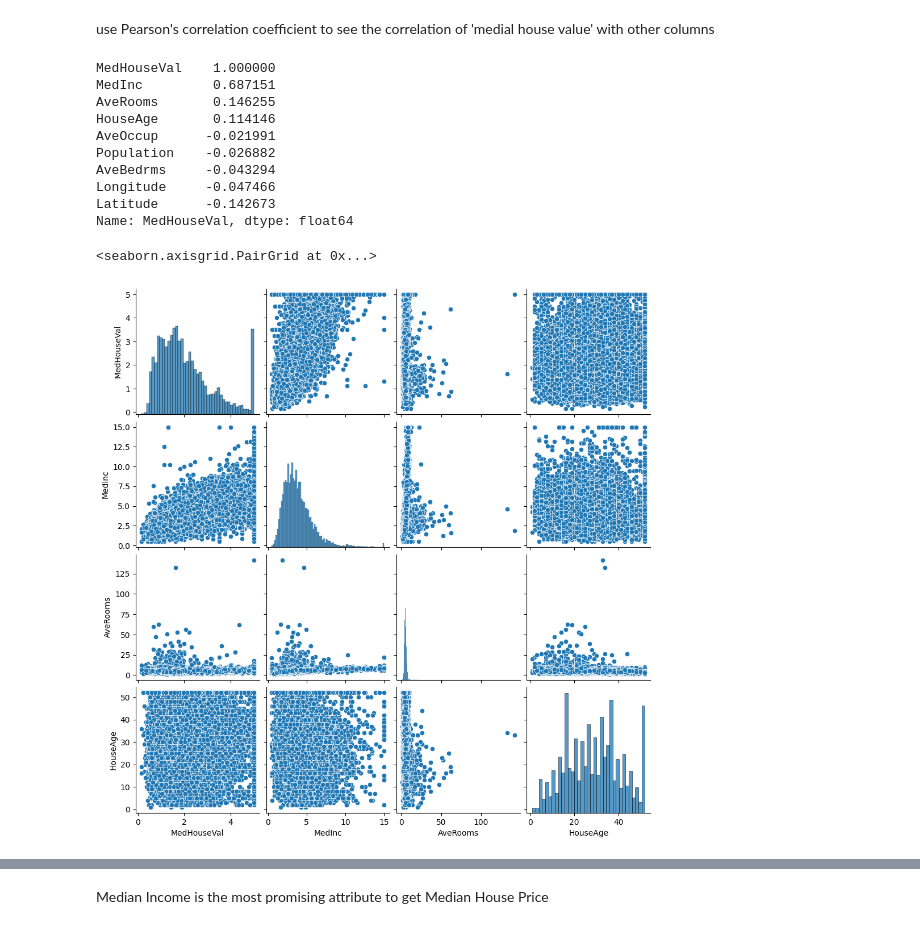
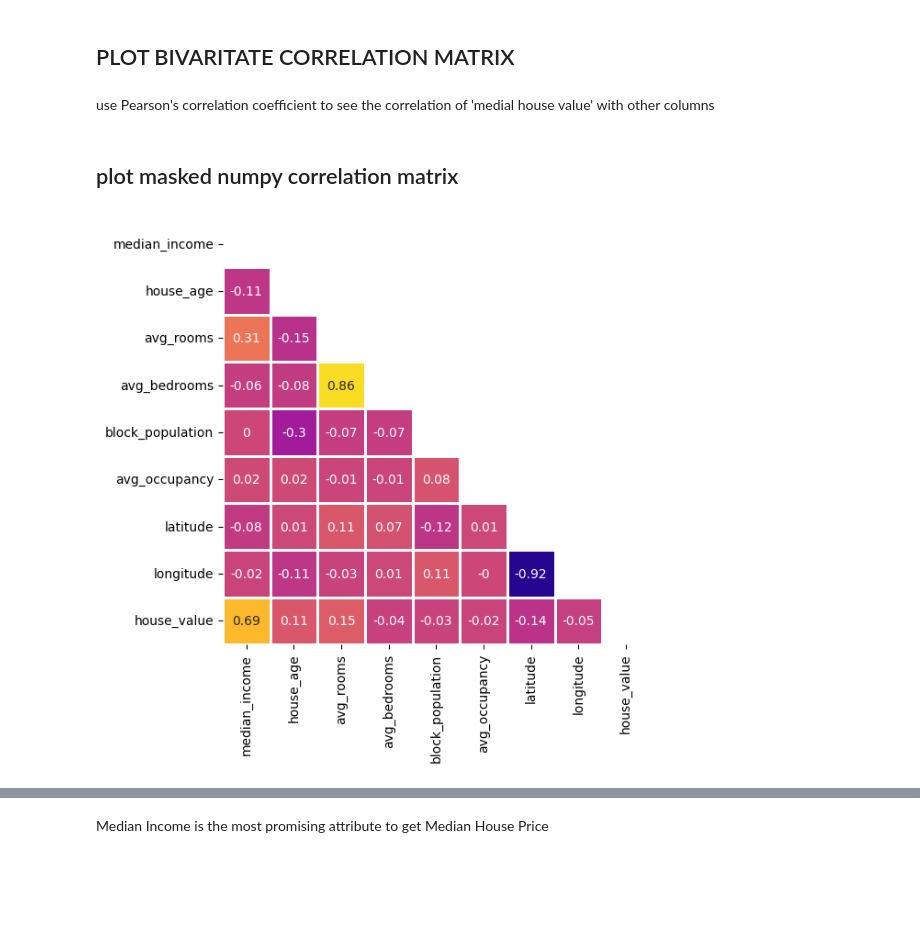
Before and after one commit to Motion115/ML-Labs, a Jupyter notebook: lab1/data_clean.ipynb, the cells around one changed output, grey strips where cells are left out. Drawn from its saved outputs; the diff is of its cells as text; code cells hidden in the pictures; blank space fills up the shorter version.

```diff
--- a/lab1/data_clean.ipynb
+++ b/lab1/data_clean.ipynb
@@ -85,0 +101,5 @@ Exploratory Data Analysis
+# %%
+import numpy as np
+# Defined a new feature income_cat which is income category and used if for sampling
+df['income_cat']=np.ceil(df['median_income']/1.5)
+df['income_cat'].where(df['income_cat']<5,5.0,inplace=True)
@@ -129,22 +149,23 @@ plt.legend()
+# %% [markdown]
+## PLOT BIVARITATE CORRELATION MATRIX
 # %% [markdown]
 use  Pearson's correlation coefficient to see the correlation of 'medial house value' with other columns
 # %%
-corr_matrix=data.corr()
-corr_matrix['MedHouseVal'].sort_values(ascending=False)
+corr_matrix=trdata.corr()
+corr_matrix['house_value'].sort_values(ascending=False)
-# %% [output]
-MedHouseVal    1.000000
-MedInc         0.687151
-AveRooms       0.146255
-HouseAge       0.114146
-AveOccup      -0.021991
-Population    -0.026882
-AveBedrms     -0.043294
-Longitude     -0.047466
-Latitude      -0.142673
-Name: MedHouseVal, dtype: float64
-# %%
-import seaborn as sns
-sns.pairplot(data[['MedHouseVal','MedInc','AveRooms','HouseAge']])
-# %% [output]
-<seaborn.axisgrid.PairGrid at 0x...>
-[figure, removed]
+# %% [markdown]
+## plot masked numpy correlation matrix
+# %%
+import seaborn as sns
+''' Function to plot correlation of features '''
+def corrMat(df):
+    corr_mat = df.corr().round(2)
+    f, ax = plt.subplots(figsize=(6,6))
+    mask = np.zeros_like(corr_mat,dtype=np.bool_)
+    mask[np.triu_indices_from(mask)] = True
+    sns.heatmap(corr_mat,mask=mask,vmin=-1,vmax=1,center=0,
+                cmap='plasma',square=False,lw=2,annot=True,cbar=False,);
+    plt.show()
+corrMat(trdata) # plot masked numpy correlation matrix
+# %% [output]
+[figure, added]
```
Also changed, not shown: parts of 24 cells of this notebook.
